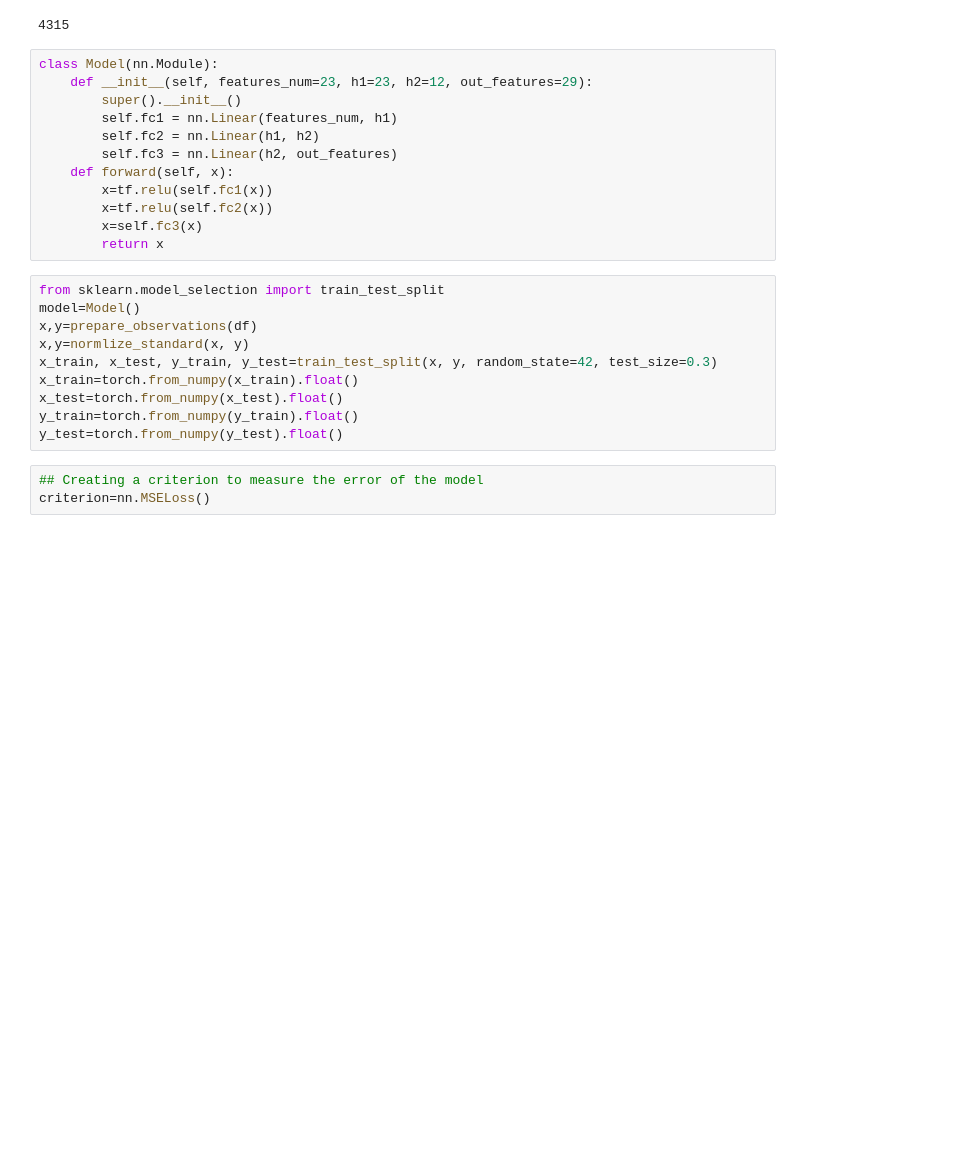
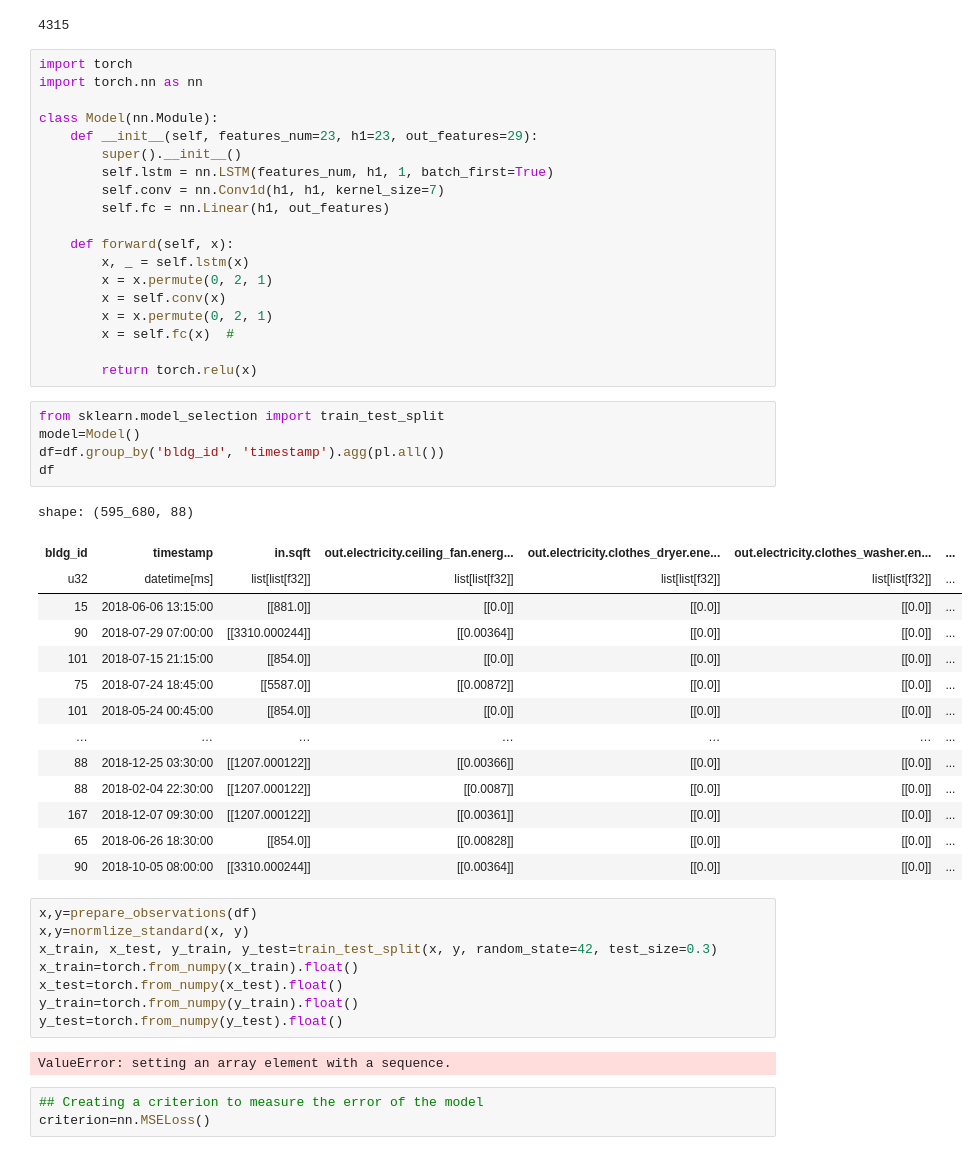
Before and after one commit to 1nuc/load-profile-decomposition, a Jupyter notebook: src/load-profile-decomposition/run.ipynb, the cells around one changed output. Cells and saved outputs as stored; diff of their text form; blank space fills up the shorter version.

```diff
--- a/src/load-profile-decomposition/run.ipynb
+++ b/src/load-profile-decomposition/run.ipynb
@@ -208,20 +208,45 @@ gc.collect()
 # %% [output]
 4315
 # %%
+import torch
+import torch.nn as nn
+
 class Model(nn.Module):
-    def __init__(self, features_num=23, h1=23, h2=12, out_features=29):
+    def __init__(self, features_num=23, h1=23, out_features=29):
         super().__init__()
-        self.fc1 = nn.Linear(features_num, h1)
-        self.fc2 = nn.Linear(h1, h2)
-        self.fc3 = nn.Linear(h2, out_features)
+        self.lstm = nn.LSTM(features_num, h1, 1, batch_first=True)
+        self.conv = nn.Conv1d(h1, h1, kernel_size=7)
+        self.fc = nn.Linear(h1, out_features)
+
     def forward(self, x):
-        x=tf.relu(self.fc1(x))
-        x=tf.relu(self.fc2(x))
-        x=self.fc3(x)
-        return x
+        x, _ = self.lstm(x)
+        x = x.permute(0, 2, 1)
+        x = self.conv(x)
+        x = x.permute(0, 2, 1)
+        x = self.fc(x)  #
+
+        return torch.relu(x)
+# %%
+from sklearn.model_selection import train_test_split
+model=Model()
+df=df.group_by('bldg_id', 'timestamp').agg(pl.all())
+df
+# %% [output]
+shape: (595_680, 88)
+| bldg_id | timestamp | in.sqft | out.electricity.ceiling_fan.energ... | out.electricity.clothes_dryer.ene... | out.electricity.clothes_washer.en... | ... |
+| u32 | datetime[ms] | list[list[f32]] | list[list[f32]] | list[list[f32]] | list[list[f32]] | ... |
+| 15 | 2018-06-06 13:15:00 | [[881.0]] | [[0.0]] | [[0.0]] | [[0.0]] | ... |
+| 90 | 2018-07-29 07:00:00 | [[3310.000244]] | [[0.00364]] | [[0.0]] | [[0.0]] | ... |
+| 101 | 2018-07-15 21:15:00 | [[854.0]] | [[0.0]] | [[0.0]] | [[0.0]] | ... |
+| 75 | 2018-07-24 18:45:00 | [[5587.0]] | [[0.00872]] | [[0.0]] | [[0.0]] | ... |
+| 101 | 2018-05-24 00:45:00 | [[854.0]] | [[0.0]] | [[0.0]] | [[0.0]] | ... |
+| … | … | … | … | … | … | ... |
+| 88 | 2018-12-25 03:30:00 | [[1207.000122]] | [[0.00366]] | [[0.0]] | [[0.0]] | ... |
+| 88 | 2018-02-04 22:30:00 | [[1207.000122]] | [[0.0087]] | [[0.0]] | [[0.0]] | ... |
+| 167 | 2018-12-07 09:30:00 | [[1207.000122]] | [[0.00361]] | [[0.0]] | [[0.0]] | ... |
+| 65 | 2018-06-26 18:30:00 | [[854.0]] | [[0.00828]] | [[0.0]] | [[0.0]] | ... |
+| 90 | 2018-10-05 08:00:00 | [[3310.000244]] | [[0.00364]] | [[0.0]] | [[0.0]] | ... |
 # %%
-from sklearn.model_selection import train_test_split
-model=Model()
 x,y=prepare_observations(df)
 x,y=normlize_standard(x, y)
 x_train, x_test, y_train, y_test=train_test_split(x, y, random_state=42, test_size=0.3)
@@ -229,6 +254,8 @@ x_train=torch.from_numpy(x_train).float()
 x_test=torch.from_numpy(x_test).float()
 y_train=torch.from_numpy(y_train).float()
 y_test=torch.from_numpy(y_test).float()
+# %% [output]
+ValueError: setting an array element with a sequence.
 # %%
 ## Creating a criterion to measure the error of the model
 criterion=nn.MSELoss()
```
Also changed, not shown: parts of 8 cells of this notebook, 1 other file.
